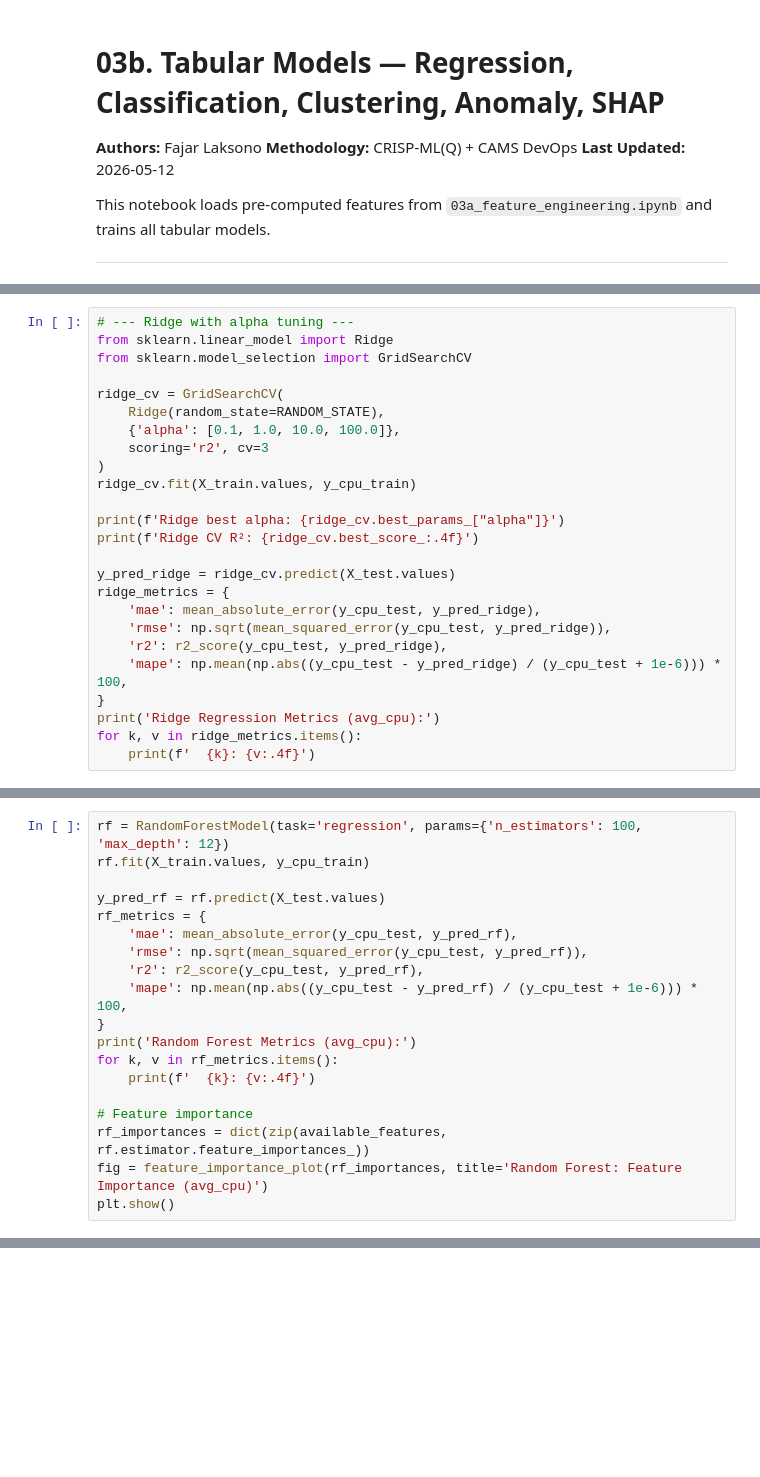
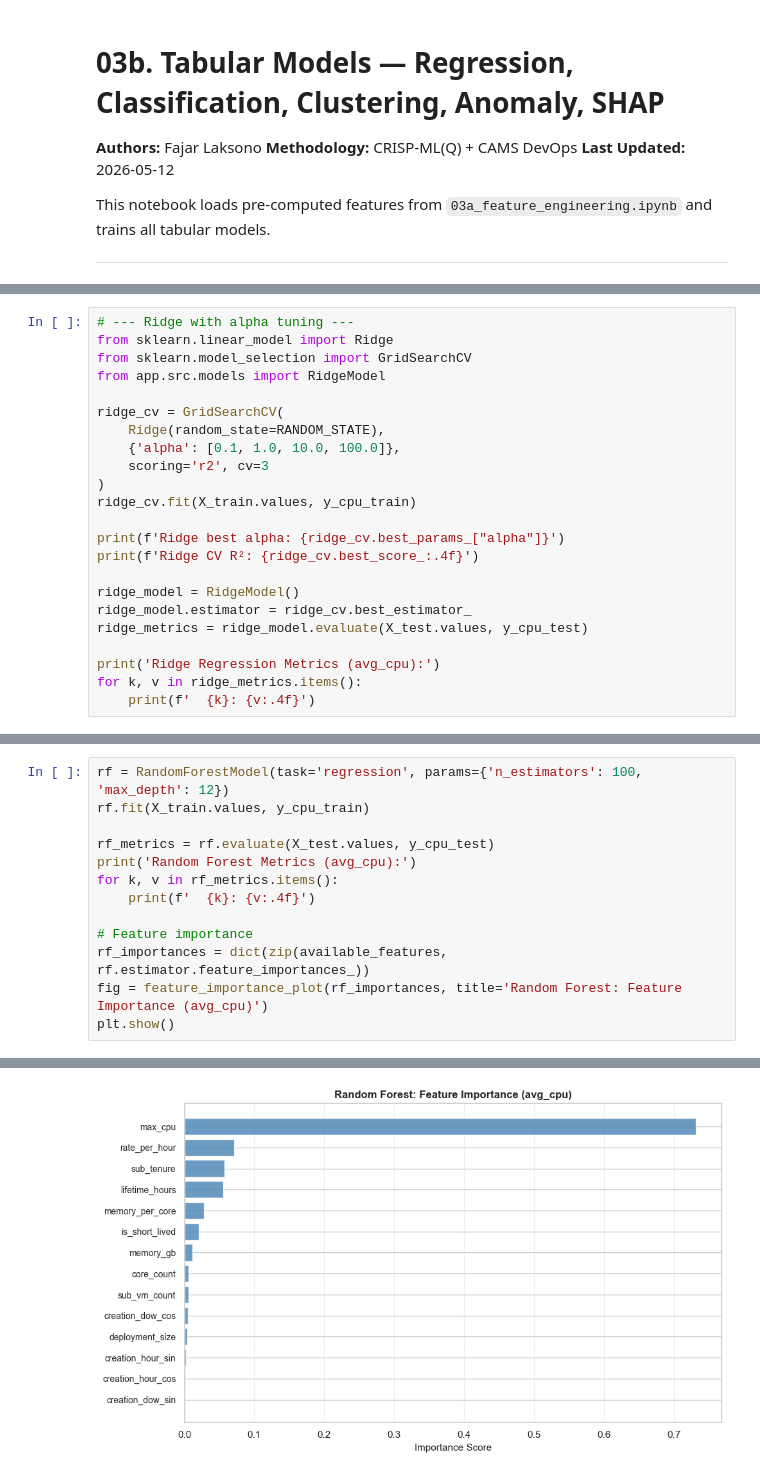
Before and after one commit to FajarLaksono/sembada-cloud, a Jupyter notebook: notebooks/03b_tabular_models.ipynb, the cells around one changed output, grey strips where cells are left out. Saved outputs shown, nothing was run; the diff lists cells and outputs as text; blank space fills up the shorter version.

```diff
--- a/notebooks/03b_tabular_models.ipynb
+++ b/notebooks/03b_tabular_models.ipynb
@@ -158,6 +147,7 @@ for code, count in tier_dist.items():
 # --- Ridge with alpha tuning ---
 from sklearn.linear_model import Ridge
 from sklearn.model_selection import GridSearchCV
+from app.src.models import RidgeModel
 
 ridge_cv = GridSearchCV(
     Ridge(random_state=RANDOM_STATE),
@@ -169,13 +159,10 @@ ridge_cv.fit(X_train.values, y_cpu_train)
 print(f'Ridge best alpha: {ridge_cv.best_params_["alpha"]}')
 print(f'Ridge CV R²: {ridge_cv.best_score_:.4f}')
 
-y_pred_ridge = ridge_cv.predict(X_test.values)
-ridge_metrics = {
-    'mae': mean_absolute_error(y_cpu_test, y_pred_ridge),
-    'rmse': np.sqrt(mean_squared_error(y_cpu_test, y_pred_ridge)),
-    'r2': r2_score(y_cpu_test, y_pred_ridge),
-    'mape': np.mean(np.abs((y_cpu_test - y_pred_ridge) / (y_cpu_test + 1e-6))) * 100,
-}
+ridge_model = RidgeModel()
+ridge_model.estimator = ridge_cv.best_estimator_
+ridge_metrics = ridge_model.evaluate(X_test.values, y_cpu_test)
+
 print('Ridge Regression Metrics (avg_cpu):')
 for k, v in ridge_metrics.items():
     print(f'  {k}: {v:.4f}')
@@ -187,13 +184,7 @@ for k, v in ridge_metrics.items():
 rf = RandomForestModel(task='regression', params={'n_estimators': 100, 'max_depth': 12})
 rf.fit(X_train.values, y_cpu_train)
 
-y_pred_rf = rf.predict(X_test.values)
-rf_metrics = {
-    'mae': mean_absolute_error(y_cpu_test, y_pred_rf),
-    'rmse': np.sqrt(mean_squared_error(y_cpu_test, y_pred_rf)),
-    'r2': r2_score(y_cpu_test, y_pred_rf),
-    'mape': np.mean(np.abs((y_cpu_test - y_pred_rf) / (y_cpu_test + 1e-6))) * 100,
-}
+rf_metrics = rf.evaluate(X_test.values, y_cpu_test)
 print('Random Forest Metrics (avg_cpu):')
 for k, v in rf_metrics.items():
     print(f'  {k}: {v:.4f}')
@@ -202,3 +193,4 @@ for k, v in rf_metrics.items():
 rf_importances = dict(zip(available_features, rf.estimator.feature_importances_))
 fig = feature_importance_plot(rf_importances, title='Random Forest: Feature Importance (avg_cpu)')
 plt.show()
+# %% [output]
@@ -205 +204,2 @@ plt.show()
+[figure, added]
 # %% [markdown]
```
Also changed, not shown: parts of 101 cells of this notebook, 11 other files.
